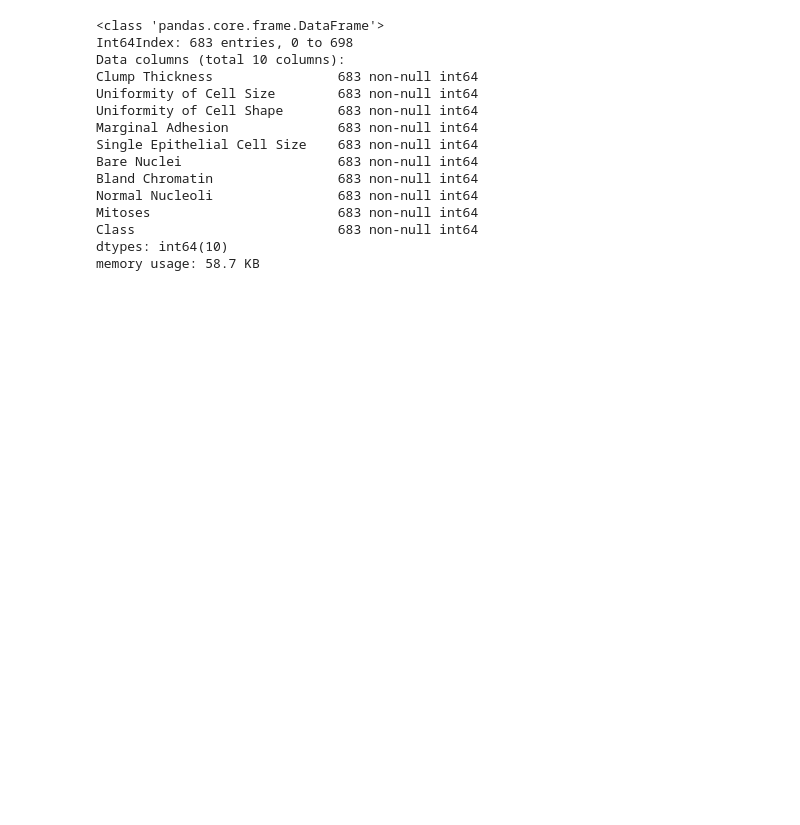
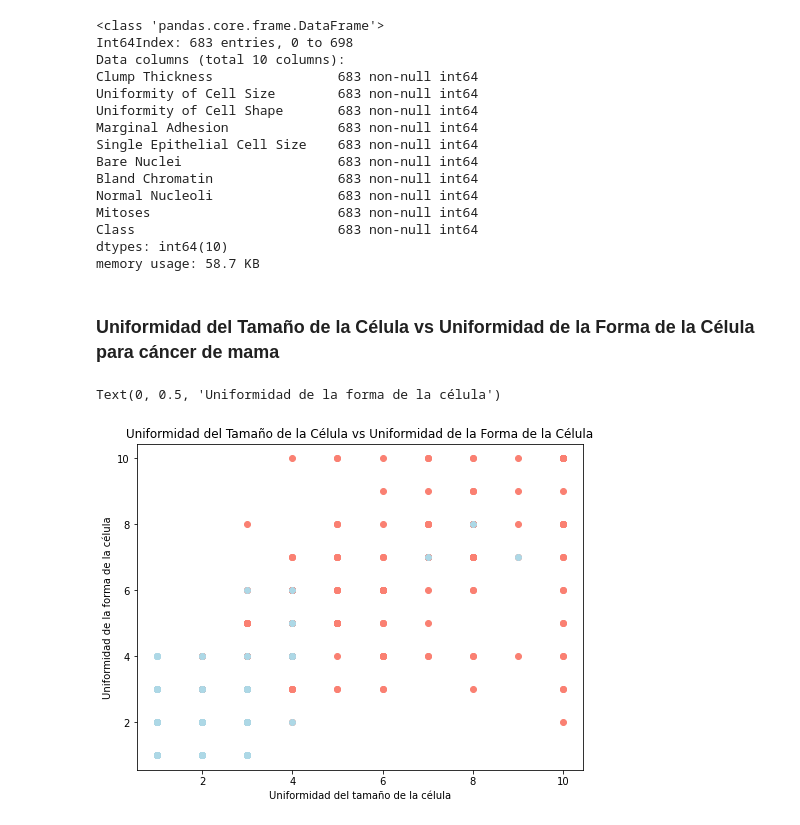
Before and after one commit to JosephBaquerizo/breast_cancer_Wisconsin-classification, a Jupyter notebook: breast_cancer_Wisconsin.ipynb, the cells around one changed output. Saved outputs shown, nothing was run; the diff lists cells and outputs as text; code cells hidden in the pictures; blank space fills up the shorter version.

Commit message:
añadiendo análisis de datos y modelamiento

```diff
--- a/breast_cancer_Wisconsin.ipynb
+++ b/breast_cancer_Wisconsin.ipynb
@@ -202,3 +204,25 @@ Mitoses                        683 non-null int64
 Class                          683 non-null int64
 dtypes: int64(10)
 memory usage: 58.7 KB
+# %% [markdown]
+### Uniformidad del Tamaño de la Célula vs Uniformidad de la Forma de la Célula para cáncer de mama
+# %%
+plt.figure(figsize=(8,6))
+
+# Gráfica para cáncer maligno
+plt.scatter(df['Uniformity of Cell Size'][df['Class']==4],
+            df['Uniformity of Cell Shape'][df['Class']==4],
+            c='salmon')
+
+# Gráfica para cáncer benigno
+plt.scatter(df['Uniformity of Cell Size'][df['Class']==2],
+            df['Uniformity of Cell Shape'][df['Class']==2],
+            c='lightblue')
+
+# Añadiendo stylers
+plt.title('Uniformidad del Tamaño de la Célula vs Uniformidad de la Forma de la Célula')
+plt.xlabel('Uniformidad del tamaño de la célula')
+plt.ylabel('Uniformidad de la forma de la célula')
+# %% [output]
+Text(0, 0.5, 'Uniformidad de la forma de la célula')
+[figure, added]
```
Also changed, not shown: parts of 49 cells of this notebook.
